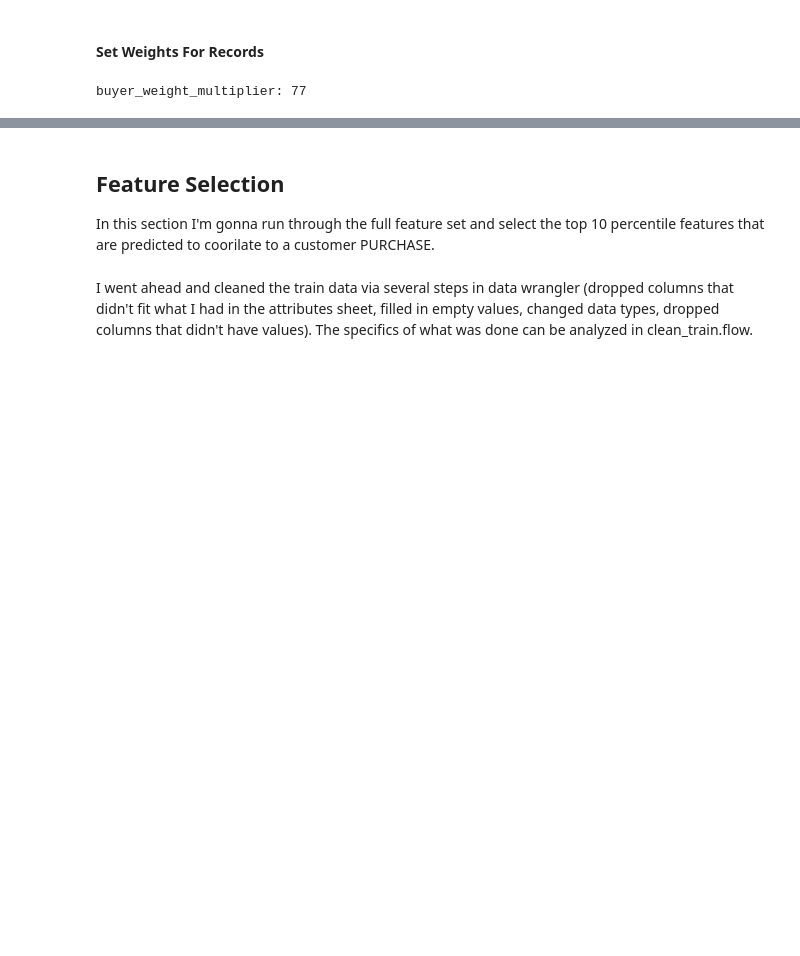
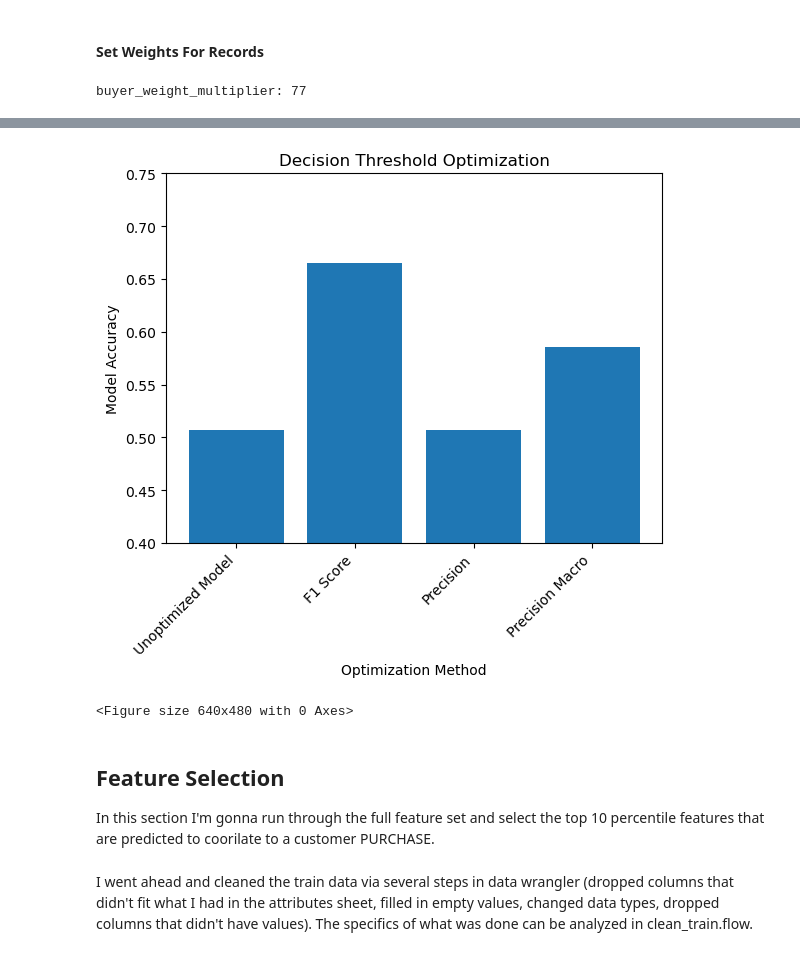
Before and after one commit to djarrin/arvato-ml-captstone, a Jupyter notebook: project_workbook.ipynb, the cells around one changed output, grey strips where cells are left out. Cells and saved outputs as stored; diff of their text form; code cells hidden in the pictures; blank space fills up the shorter version.

```diff
--- a/project_workbook.ipynb
+++ b/project_workbook.ipynb
@@ -410,3 +451,33 @@ clean_data_results_all_features = 0.6281078803202698
+# %%
+unoptimized_model_accuracy = 0.5069124423963134
+optimized_on_f1_model_accuracy = 0.6651305683563749
+optimized_on_percision_model_accuracy = 0.507168458781362
+optimized_on_percision_macro_model_accuracy = 0.5857654889912954
+# %%
+# Values for the bars
+values = [unoptimized_model_accuracy, optimized_on_f1_model_accuracy, optimized_on_percision_model_accuracy, optimized_on_percision_macro_model_accuracy]
+
+# Names for the bars
+categories = ['Unoptimized Model', 'F1 Score', 'Precision', 'Precision Macro']
+
+plt.bar(categories, values, width=0.2, color='blue')
+
+# Create a bar chart
+plt.bar(categories, values)
+
+plt.ylim(0.4, 0.75)
+
+# Add labels and title
+plt.xlabel('Optimization Method')
+plt.ylabel('Model Accuracy')
+plt.title('Decision Threshold Optimization')
+plt.xticks(rotation=45, ha='right')
+# Show the plot
+plt.show()
+plt.savefig('visualizations/model_optimization_accuracy.png')
+# %% [output]
+[figure, added]
+<Figure size 640x480 with 0 Axes>
 # %% [markdown]
 ## Feature Selection
 In this section I'm gonna run through the full feature set and select the top 10 percentile features that are predicted to coorilate to a customer PURCHASE.
```
Also changed, not shown: parts of 12 cells of this notebook, 3 other files.
